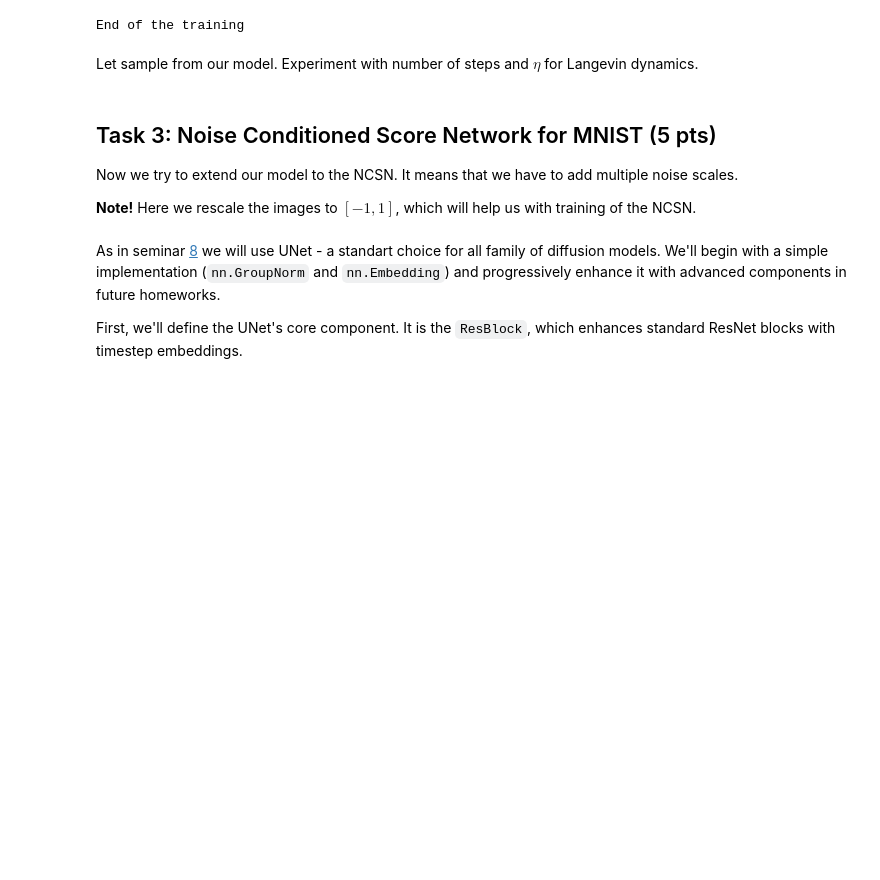
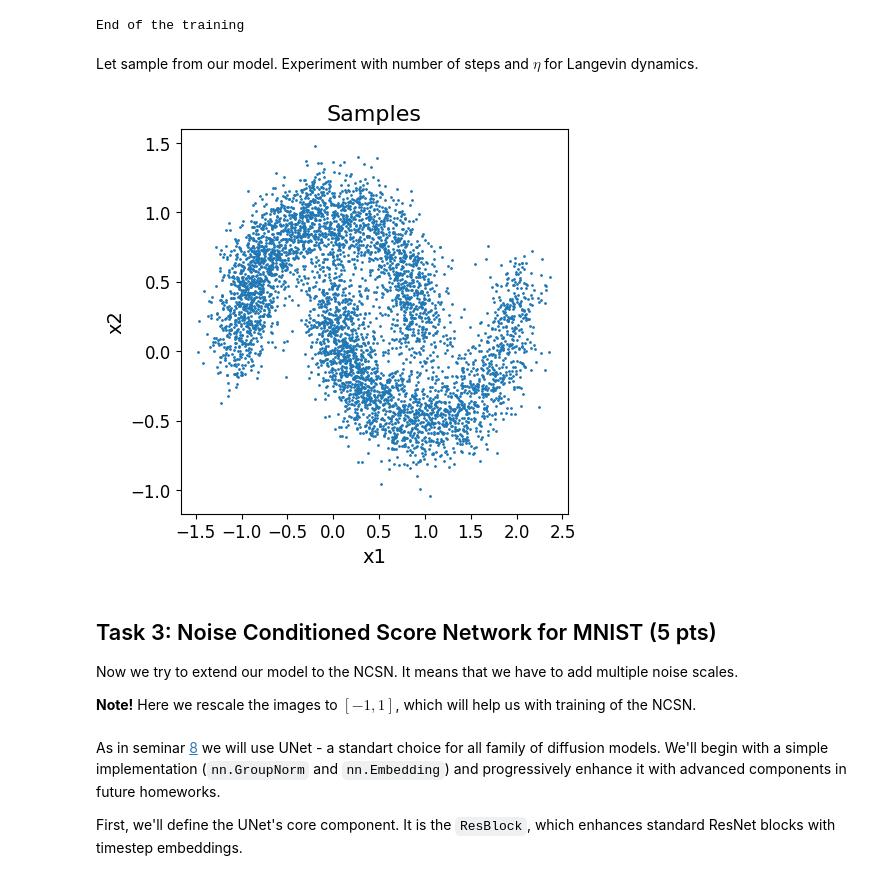
Before and after one commit to Aphelack/2025-DGM-MIPT-YSDA-course, a Jupyter notebook: homeworks/hw4.ipynb, the cells around one changed output. Cells and saved outputs as stored; diff of their text form; code cells hidden in the pictures; blank space fills up the shorter version.

```diff
--- a/homeworks/hw4.ipynb
+++ b/homeworks/hw4.ipynb
@@ -266,14 +276,16 @@ Let sample from our model. Experiment with number of steps and $\eta$ for Langev
 # %%
 # ====
 # your code
 # choose these parameters
-NUM_STEPS =
-ETA =
+NUM_STEPS = 1000
+ETA = 0.001
 # ====
 
 samples = matcher.sample(num_samples=5000, num_steps=NUM_STEPS, eta=ETA).cpu()
 
 visualize_2d_samples(samples, title="Samples", s=1)
+# %% [output]
+[figure, added]
 # %% [markdown]
 ## Task 3: Noise Conditioned Score Network for MNIST (5 pts)
 
```
Also changed, not shown: parts of 4 cells of this notebook.
